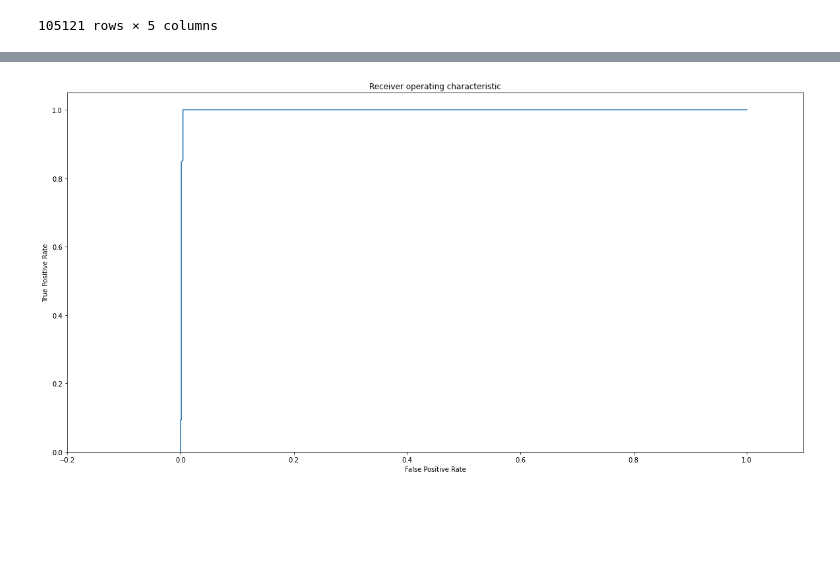
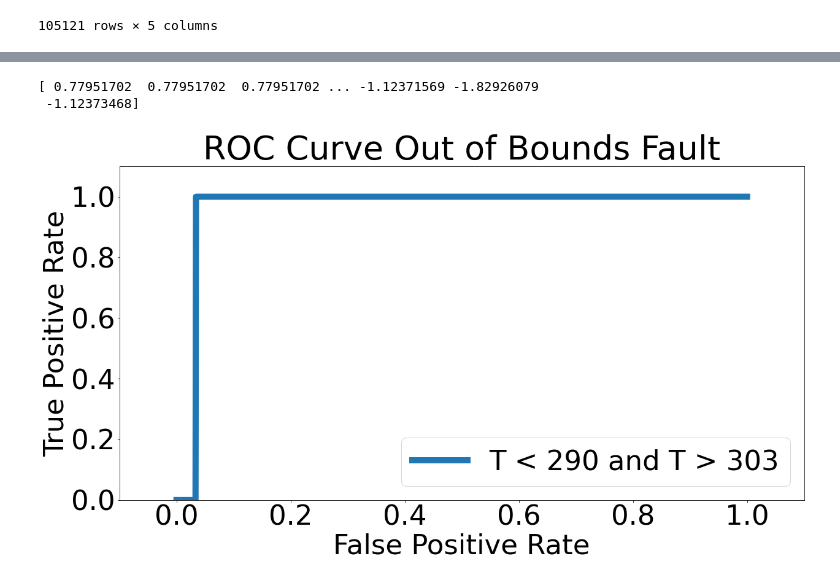
Before and after one commit to devkumar07/Automatic-Building-Fault-Diagnostic-System-Using-Smartphone-Research, a Jupyter notebook: SensorFaultClassifier.ipynb, the cells around one changed output, grey strips where cells are left out. Saved outputs shown, nothing was run; the diff lists cells and outputs as text; code cells hidden in the pictures; blank space fills up the shorter version.

```diff
--- a/SensorFaultClassifier.ipynb
+++ b/SensorFaultClassifier.ipynb
@@ -240,23 +274,31 @@ plt.show()
 # %%
 from sklearn.metrics import roc_curve, auc, roc_auc_score
 fpr = dict()
 tpr = dict()
 roc_auc = dict()
 y_score = clf.decision_function(x_test)
+#y_prob = clf.predict_proba(x_test)
+print(y_score)
 # print(clf.score(x_train, y_train, sample_weight=None))
 # print(probs)
-for i in range(2):
-    fpr[i], tpr[i], _ =  roc_curve(y_test, y_score)
-    roc_auc[i] = auc(fpr[i], tpr[i])
+#for i in range(2):
+fpr, tpr, te_thresholds = roc_curve(y_test, y_score)
 
+# print(fpr[0])
+# print(tpr[0])
+
+plt.rcParams.update({'font.size': 45})
 plt.figure(figsize=(20,10))
 #plt.plot(fpr[1], tpr[1])
-plt.plot(fpr[1], tpr[1])
-plt.xlim([-0.2, 1.1])
-plt.ylim([0.0, 1.05])
+plt.plot(fpr, tpr,linewidth = 10, label = "T < 290 and T > 303")
+plt.xlim([-0.1, 1.1])
+plt.ylim([0.0, 1.1])
 plt.xlabel('False Positive Rate')
 plt.ylabel('True Positive Rate')
-plt.title('Receiver operating characteristic')
+plt.title('ROC Curve Out of Bounds Fault')
+plt.legend(loc="lower right")
 plt.show()
 # %% [output]
+[ 0.77951702  0.77951702  0.77951702 ... -1.12371569 -1.82926079
+ -1.12373468]
-[figure, old version]
+[figure, new version]
```
Also changed, not shown: parts of 4 cells of this notebook, 10 other files.
